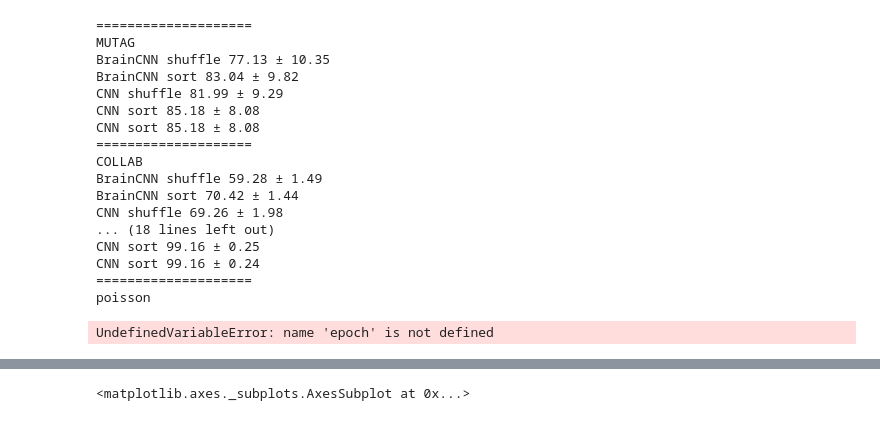
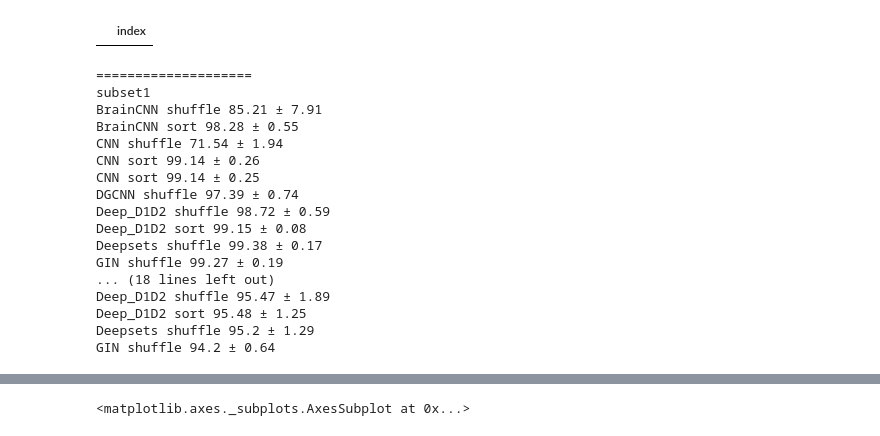
Before and after one commit to HayatoTanoue/CNN_GNN_exeriments, a Jupyter notebook: notebooks/log_eda.ipynb, the cells around one changed output, grey strips where cells are left out. Drawn from its saved outputs; the diff is of its cells as text; code cells hidden in the pictures.

```diff
--- a/notebooks/log_eda.ipynb
+++ b/notebooks/log_eda.ipynb
@@ -17,19 +18,21 @@ for path in glob(p + "/train_log/*.csv"):
     df = df.append(pd.read_csv(path))
 df.reset_index(inplace=True)
 # %%
-import seaborn as sns
+a
+# %% [output]
+|  | index |
 # %%
 i = 0
 name = "MUTAG"
 #########################################################
-for name in ["MUTAG", "COLLAB", "DD", "REDDIT-BINARY", "subset1", "poisson", "new_poisson"]:
+for name in ["subset1", "poisson", "new_poisson"]:
     print("="*20)
     print(name)
     # concat csv
     i = 0
     df = pd.DataFrame()
 
-    for model in ["CNN", "BrainCNN"]:
+    for model in ["CNN", "BrainCNN", "Deep_D1D2", "DGCNN", "GIN", "Deepsets"]:
         parent_paths = glob(f"../logs/{name}/{model}/*")
 
         for p in sorted(parent_paths):
@@ -42,7 +45,7 @@ for name in ["MUTAG", "COLLAB", "DD", "REDDIT-BINARY", "subset1", "poisson", "ne
             # print(p.split("/")[-1])
             sort, resize, lr = p.split("/")[-1].split("_")
 
-            for e in [9, 19, 29, 39, 49]:
+            for e in range(1, 50, 1):
                 same_epoch = a.query("epoch==@e")
                 ave_val_acc = same_epoch["val_acc"].mean()
                 std_val_acc = same_epoch["val_acc"].std()
@@ -72,21 +75,20 @@ for name in ["MUTAG", "COLLAB", "DD", "REDDIT-BINARY", "subset1", "poisson", "ne
         print(i[1].model, i[1].sort, f"{round(i[1].ave_acc*100,2)} ± {round(i[1].std_acc*100, 2)}")
 # %% [output]
 ====================
-MUTAG
-BrainCNN shuffle 77.13 ± 10.35
-BrainCNN sort 83.04 ± 9.82
-CNN shuffle 81.99 ± 9.29
-CNN sort 85.18 ± 8.08
-CNN sort 85.18 ± 8.08
-====================
-COLLAB
-BrainCNN shuffle 59.28 ± 1.49
-BrainCNN sort 70.42 ± 1.44
-CNN shuffle 69.26 ± 1.98
+subset1
+BrainCNN shuffle 85.21 ± 7.91
+BrainCNN sort 98.28 ± 0.55
+CNN shuffle 71.54 ± 1.94
+CNN sort 99.14 ± 0.26
+CNN sort 99.14 ± 0.25
+DGCNN shuffle 97.39 ± 0.74
+Deep_D1D2 shuffle 98.72 ± 0.59
+Deep_D1D2 sort 99.15 ± 0.08
+Deepsets shuffle 99.38 ± 0.17
+GIN shuffle 99.27 ± 0.19
 ... (18 lines left out)
-CNN sort 99.16 ± 0.25
-CNN sort 99.16 ± 0.24
-====================
-poisson
+Deep_D1D2 shuffle 95.47 ± 1.89
+Deep_D1D2 sort 95.48 ± 1.25
+Deepsets shuffle 95.2 ± 1.29
+GIN shuffle 94.2 ± 0.64
-UndefinedVariableError: name 'epoch' is not defined
 # %%
```
Also changed, not shown: parts of 7 cells of this notebook, 13 other files.
